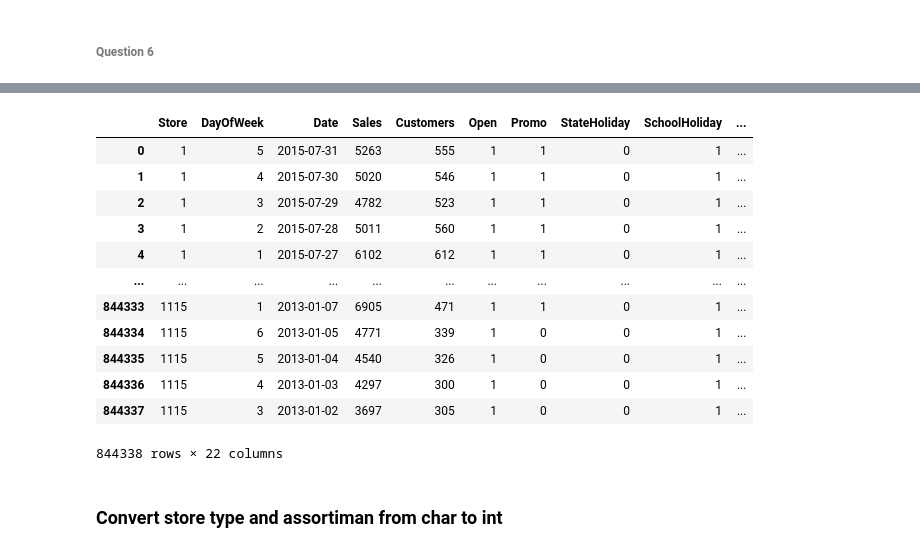
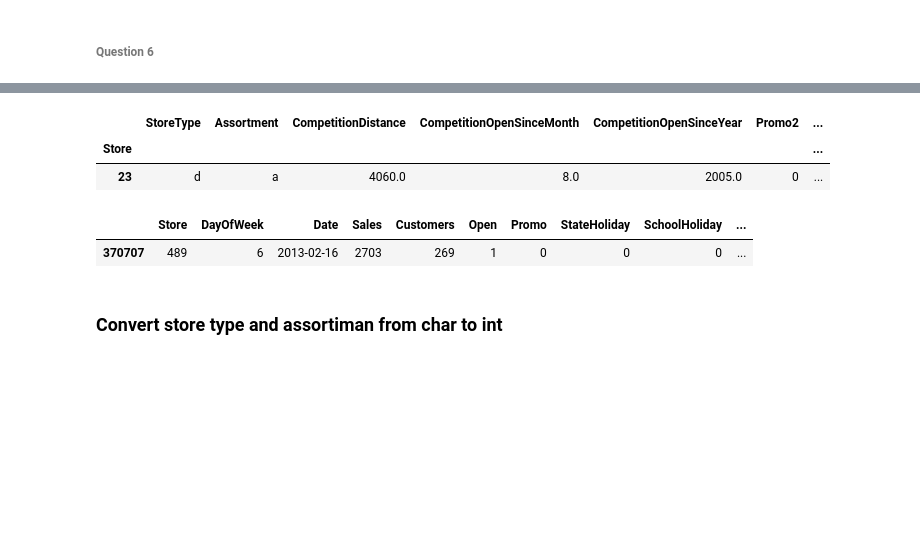
Before and after one commit to loibucket/2020_CSCI_E-14a_WebApps_Data, a Jupyter notebook: HW1_Rossman/HW1/rossmann.ipynb, the cells around one changed output, grey strips where cells are left out. Cells and saved outputs as stored; diff of their text form; code cells hidden in the pictures; blank space fills up the shorter version.

```diff
--- a/HW1_Rossman/HW1/rossmann.ipynb
+++ b/HW1_Rossman/HW1/rossmann.ipynb
@@ -53,3 +56,6 @@ The train data set contains sales by day for each store with the following colum
 - Promo - indicates whether a store was running a sales promotion that day
 - StateHoliday - Values: a = public holiday, b = Easter holiday, c = Christmas, 0 = None
 - SchoolHoliday - indicates if a store was affected by the closure of public schools on that day
+# %%
+train_dataset['Month'] = pd.DatetimeIndex(train_dataset['Date']).month
+train_dataset.sample(3)
@@ -350,6 +362,9 @@ Before joining our tables, we need to set both of our table indexes. Let us set
 # Set index in stores to corespond to the stores['Store'] values
 # Drop Store column in train_dataset
 
-train_dataset2 = train_dataset.set_index('Store')
-train_dataset2
+try:
+    train_dataset = train_dataset.set_index('Store')
+except:
+    pass
+train_dataset.sample(1)
 # %% [output]
@@ -370,3 +373,0 @@ train_dataset2
-# %%
-stores2 = stores.set_index('Store')
-stores2
@@ -388,21 +374,20 @@ stores2
+# %%
+try:
+    stores = stores.set_index('Store')
+except:
+    pass
+stores.sample(1)
+# %% [output]
+|  | StoreType | Assortment | CompetitionDistance | CompetitionOpenSinceMonth | CompetitionOpenSinceYear | Promo2 | ... |
+| Store |  |  |  |  |  |  | ... |
+| 23 | d | a | 4060.0 | 8.0 | 2005.0 | 0 | ... |
 # %%
-df_combined = train_dataset2.join(stores2)
+df_combined = train_dataset.join(stores)
 df_combined = df_combined.reset_index(drop=False)
-df_combined
+df_combined.sample(1)
 # %% [output]
 |  | Store | DayOfWeek | Date | Sales | Customers | Open | Promo | StateHoliday | SchoolHoliday | ... |
-| 0 | 1 | 5 | 2015-07-31 | 5263 | 555 | 1 | 1 | 0 | 1 | ... |
-| 1 | 1 | 4 | 2015-07-30 | 5020 | 546 | 1 | 1 | 0 | 1 | ... |
-| 2 | 1 | 3 | 2015-07-29 | 4782 | 523 | 1 | 1 | 0 | 1 | ... |
-| 3 | 1 | 2 | 2015-07-28 | 5011 | 560 | 1 | 1 | 0 | 1 | ... |
-| 4 | 1 | 1 | 2015-07-27 | 6102 | 612 | 1 | 1 | 0 | 1 | ... |
-| ... | ... | ... | ... | ... | ... | ... | ... | ... | ... | ... |
-| 844333 | 1115 | 1 | 2013-01-07 | 6905 | 471 | 1 | 1 | 0 | 1 | ... |
-| 844334 | 1115 | 6 | 2013-01-05 | 4771 | 339 | 1 | 0 | 0 | 1 | ... |
-| 844335 | 1115 | 5 | 2013-01-04 | 4540 | 326 | 1 | 0 | 0 | 1 | ... |
-| 844336 | 1115 | 4 | 2013-01-03 | 4297 | 300 | 1 | 0 | 0 | 1 | ... |
-| 844337 | 1115 | 3 | 2013-01-02 | 3697 | 305 | 1 | 0 | 0 | 1 | ... |
+| 370707 | 489 | 6 | 2013-02-16 | 2703 | 269 | 1 | 0 | 0 | 0 | ... |
-844338 rows × 22 columns
 # %% [markdown]
 ### Convert store type and assortiman from char to int
 # %% [markdown]
```
Also changed, not shown: parts of 87 cells of this notebook, 10 other files.
